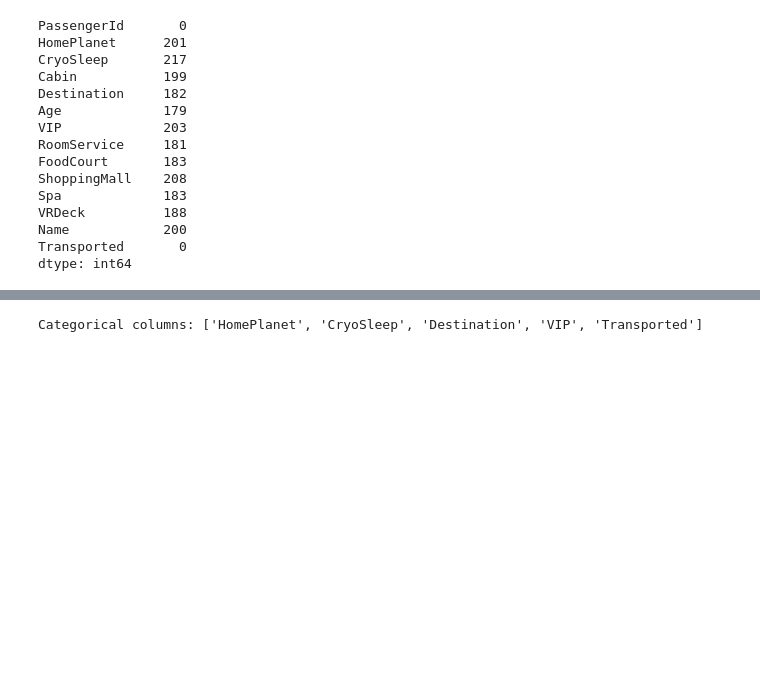
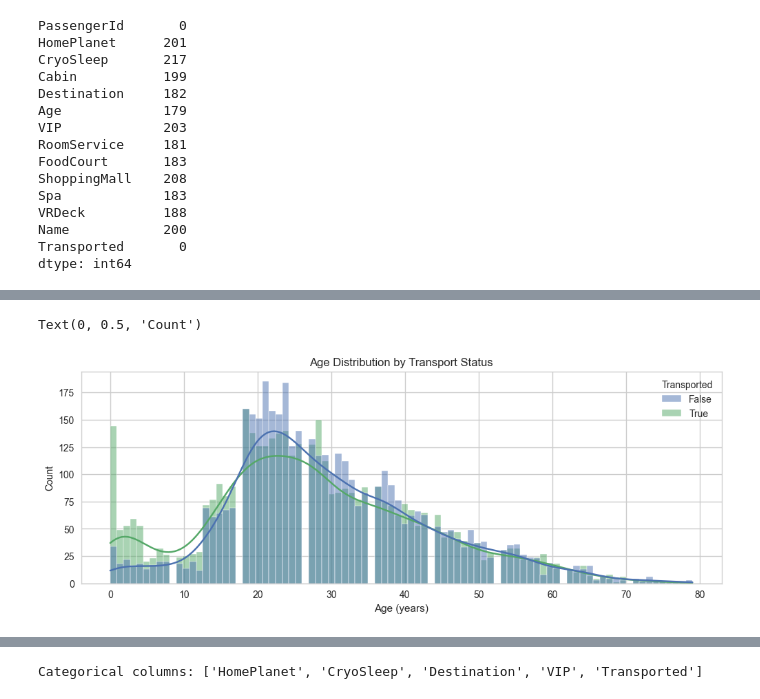
Before and after one commit to christoferson/kaggle-pad, a Jupyter notebook: competitions/spaceship-titanic/prepare_train_xgboost.ipynb, the cells around one changed output, grey strips where cells are left out. Saved outputs shown, nothing was run; the diff lists cells and outputs as text; code cells hidden in the pictures; blank space fills up the shorter version.

```diff
--- a/competitions/spaceship-titanic/prepare_train_xgboost.ipynb
+++ b/competitions/spaceship-titanic/prepare_train_xgboost.ipynb
@@ -86,0 +169,11 @@ dtype: int64
+# %%
+# This visualization creates a histogram showing the age distribution of passengers,
+# separated by their transportation status (Transported: Yes/No).
+plt.figure(figsize=(12,4))
+sns.histplot(data=df_train, x= "Age", hue= 'Transported', binwidth=0.9, kde=True)
+plt.title('Age Distribution by Transport Status')
+plt.xlabel('Age (years)')
+plt.ylabel('Count', fontsize=10)
+# %% [output]
+Text(0, 0.5, 'Count')
+[figure, added]
```
Also changed, not shown: parts of 8 cells of this notebook.
